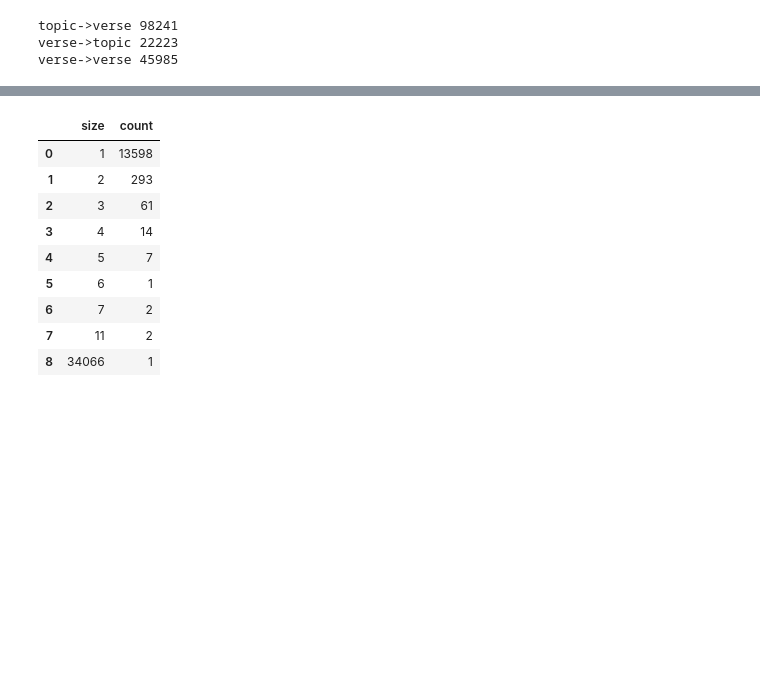
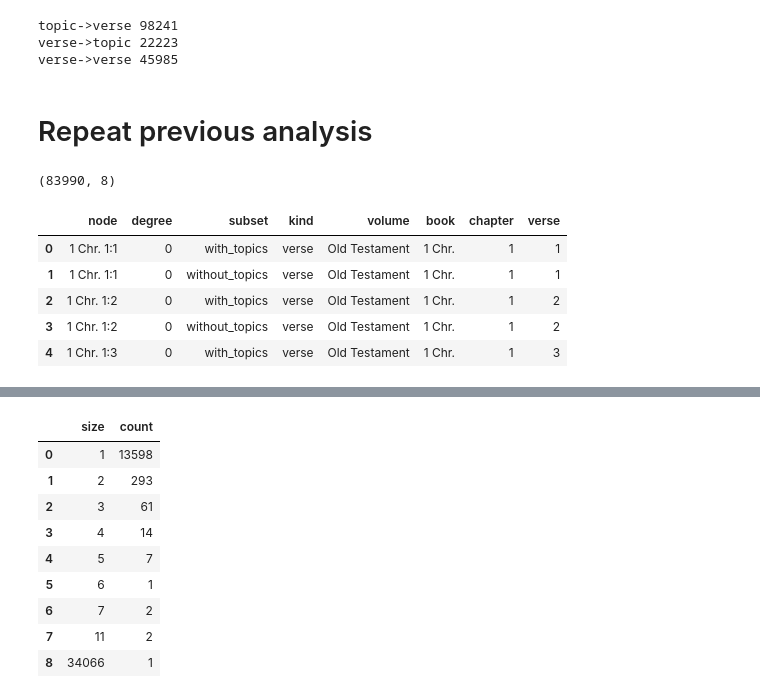
Before and after one commit to skearnes/scripture-graph, a Jupyter notebook: posts/2021-01-08/post.ipynb, the cells around one changed output, grey strips where cells are left out. Cells and saved outputs as stored; diff of their text form; code cells hidden in the pictures; blank space fills up the shorter version.

```diff
--- a/posts/2021-01-08/post.ipynb
+++ b/posts/2021-01-08/post.ipynb
@@ -87,3 +103,27 @@ print('verse->verse', verse_verse.sum())
 topic->verse 98241
 verse->topic 22223
 verse->verse 45985
+# %% [markdown]
+# Repeat previous analysis
+# %%
+rows = []
+for node, degree in graph.in_degree():
+    if graph.nodes[node]['kind'] != 'verse':
+        continue
+    row = {'node': node, 'degree': degree, 'subset': 'with_topics'}
+    row.update(graph.nodes[node])
+    rows.append(row)
+    row = {'node': node, 'degree': original_graph.in_degree(node), 'subset': 'without_topics'}
+    row.update(graph.nodes[node])
+    rows.append(row)
+degree = pd.DataFrame(rows)
+print(degree.shape)
+degree.head()
+# %% [output]
+(83990, 8)
+|  | node | degree | subset | kind | volume | book | chapter | verse |
+| 0 | 1 Chr. 1:1 | 0 | with_topics | verse | Old Testament | 1 Chr. | 1 | 1 |
+| 1 | 1 Chr. 1:1 | 0 | without_topics | verse | Old Testament | 1 Chr. | 1 | 1 |
+| 2 | 1 Chr. 1:2 | 0 | with_topics | verse | Old Testament | 1 Chr. | 1 | 2 |
+| 3 | 1 Chr. 1:2 | 0 | without_topics | verse | Old Testament | 1 Chr. | 1 | 2 |
+| 4 | 1 Chr. 1:3 | 0 | with_topics | verse | Old Testament | 1 Chr. | 1 | 3 |
```
Also changed, not shown: parts of 14 cells of this notebook, 2 other files.
